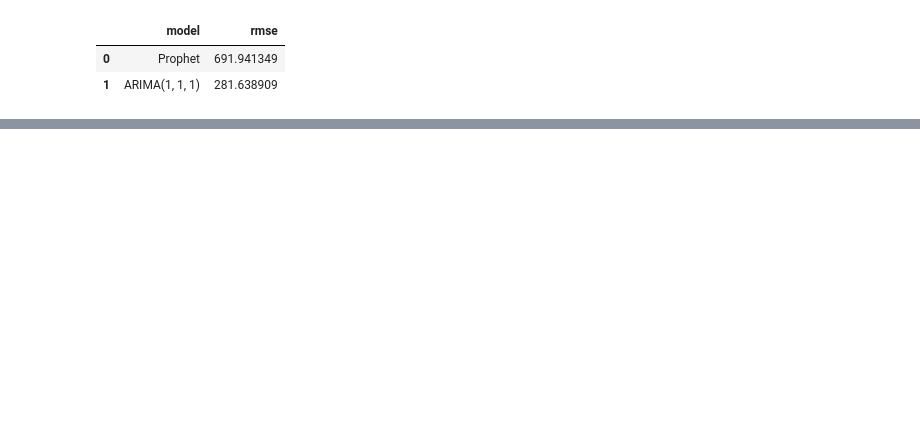
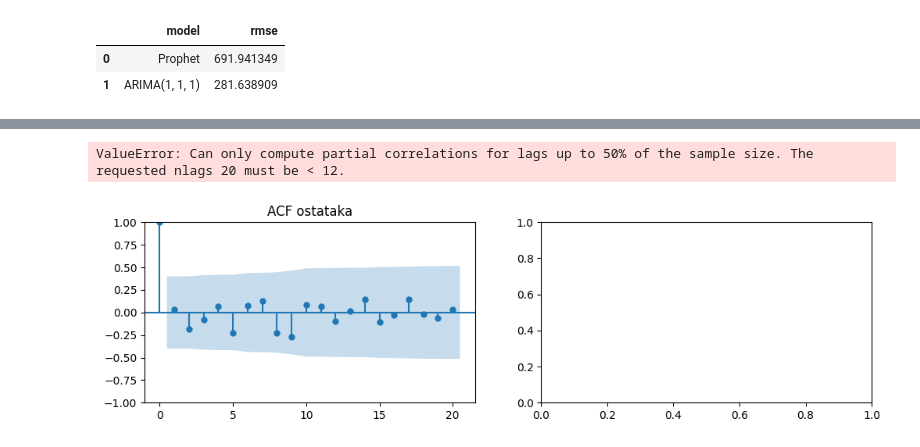
Before and after one commit to dejunga/predvidanje_potrosnje, a Jupyter notebook: notebooks/03_Modeling.ipynb, the cells around one changed output, grey strips where cells are left out. Saved outputs shown, nothing was run; the diff lists cells and outputs as text; code cells hidden in the pictures; blank space fills up the shorter version.

```diff
--- a/notebooks/03_Modeling.ipynb
+++ b/notebooks/03_Modeling.ipynb
@@ -122,0 +171,11 @@ ModuleNotFoundError: No module named 'src'
+# %%
+from statsmodels.graphics.tsaplots import plot_acf, plot_pacf
+
+fig, axes = plt.subplots(1,2, figsize=(12,3))
+plot_acf(residuals, lags=20, ax=axes[0], title="ACF ostataka")
+plot_pacf(residuals, lags=20, ax=axes[1], title="PACF ostataka")
+plt.tight_layout()
+plt.show()
+# %% [output]
+ValueError: Can only compute partial correlations for lags up to 50% of the sample size. The requested nlags 20 must be < 12.
+[figure, added]
```
Also changed, not shown: parts of 18 cells of this notebook, 10 other files.
